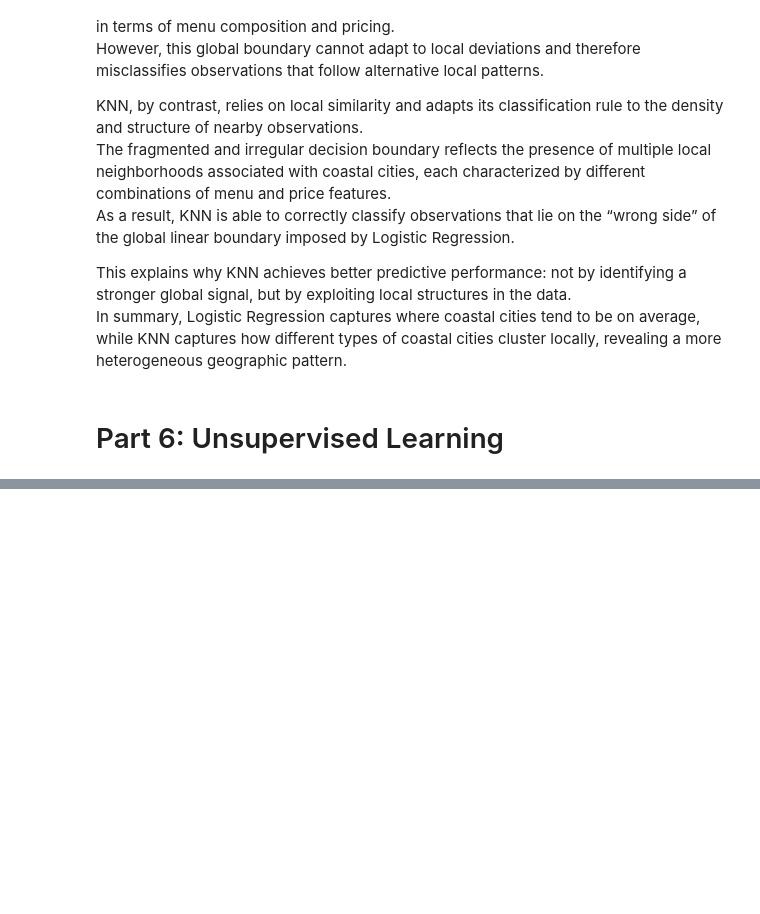
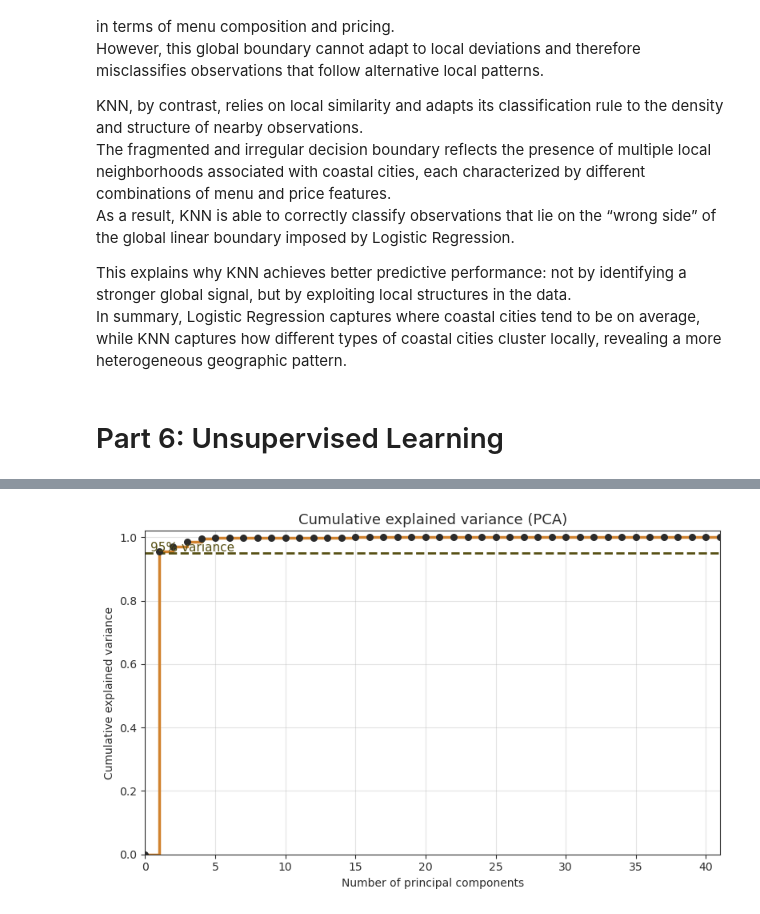
Before and after one commit to emanuelegaliano/Fundamentals-of-Data-Analysis, a Jupyter notebook: progetto.ipynb, the cells around one changed output, grey strips where cells are left out. Drawn from its saved outputs; the diff is of its cells as text; code cells hidden in the pictures; blank space fills up the shorter version.

```diff
--- a/progetto.ipynb
+++ b/progetto.ipynb
@@ -3462,0 +3368,52 @@ In the following, we estimate the density of **PC1** using a Gaussian KDE and vi
+# %%
+# ======================================================
+# 1) ECDF / cumulative explained variance (with zero)
+# ======================================================
+explained_var = pca.explained_variance_ratio_
+cum_explained = np.cumsum(explained_var)
+
+# Add zero point
+pcs_ecdf = np.insert(np.arange(1, len(explained_var) + 1), 0, 0)
+cum_ecdf = np.insert(cum_explained, 0, 0.0)
+
+fig, ax = plt.subplots(figsize=(8, 5))
+
+ax.step(
+    pcs_ecdf, cum_ecdf,
+    where="post",
+    linewidth=2.5,
+    color=PALETTE["accent"]
+)
+ax.scatter(
+    pcs_ecdf, cum_ecdf,
+    color=PALETTE["dark_gray"],
+    s=30,
+    zorder=3
+)
+
+# Reference line at 95%
+ax.axhline(
+    0.95,
+    linestyle="--",
+    linewidth=2,
+    color=PALETTE["green"]
+)
+ax.text(
+    0.4, 0.955,
+    "95% variance",
+    color=PALETTE["green"],
+    fontsize=11
+)
+
+ax.set_title("Cumulative explained variance (PCA)", fontsize=13)
+ax.set_xlabel("Number of principal components")
+ax.set_ylabel("Cumulative explained variance")
+
+ax.set_xlim(0, pcs_ecdf.max())
+ax.set_ylim(0, 1.02)
+
+style_axes(ax, transparent_bg)
+fig.tight_layout()
+plt.show()
+# %% [output]
+[figure, added]
```
Also changed, not shown: parts of 33 cells of this notebook.
